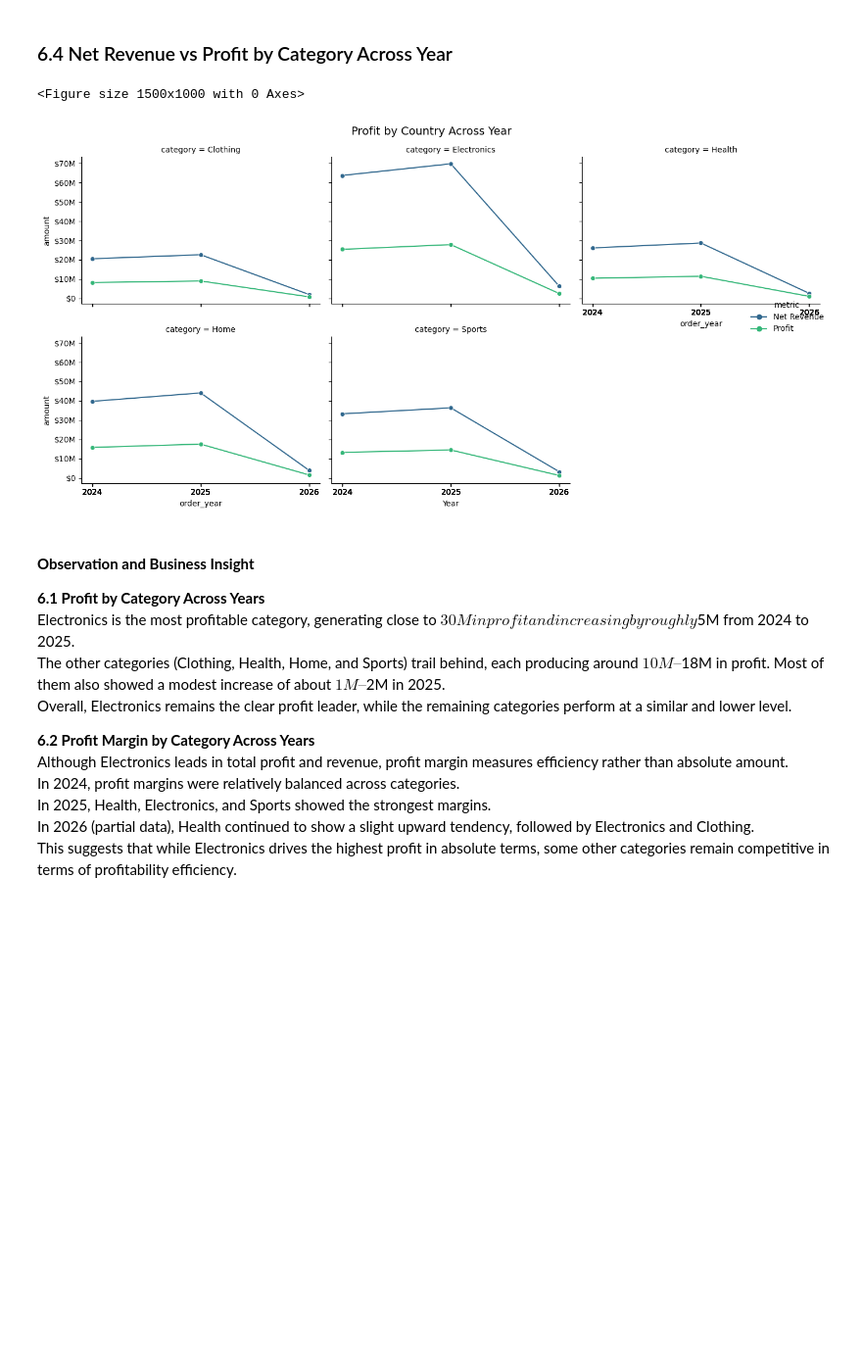
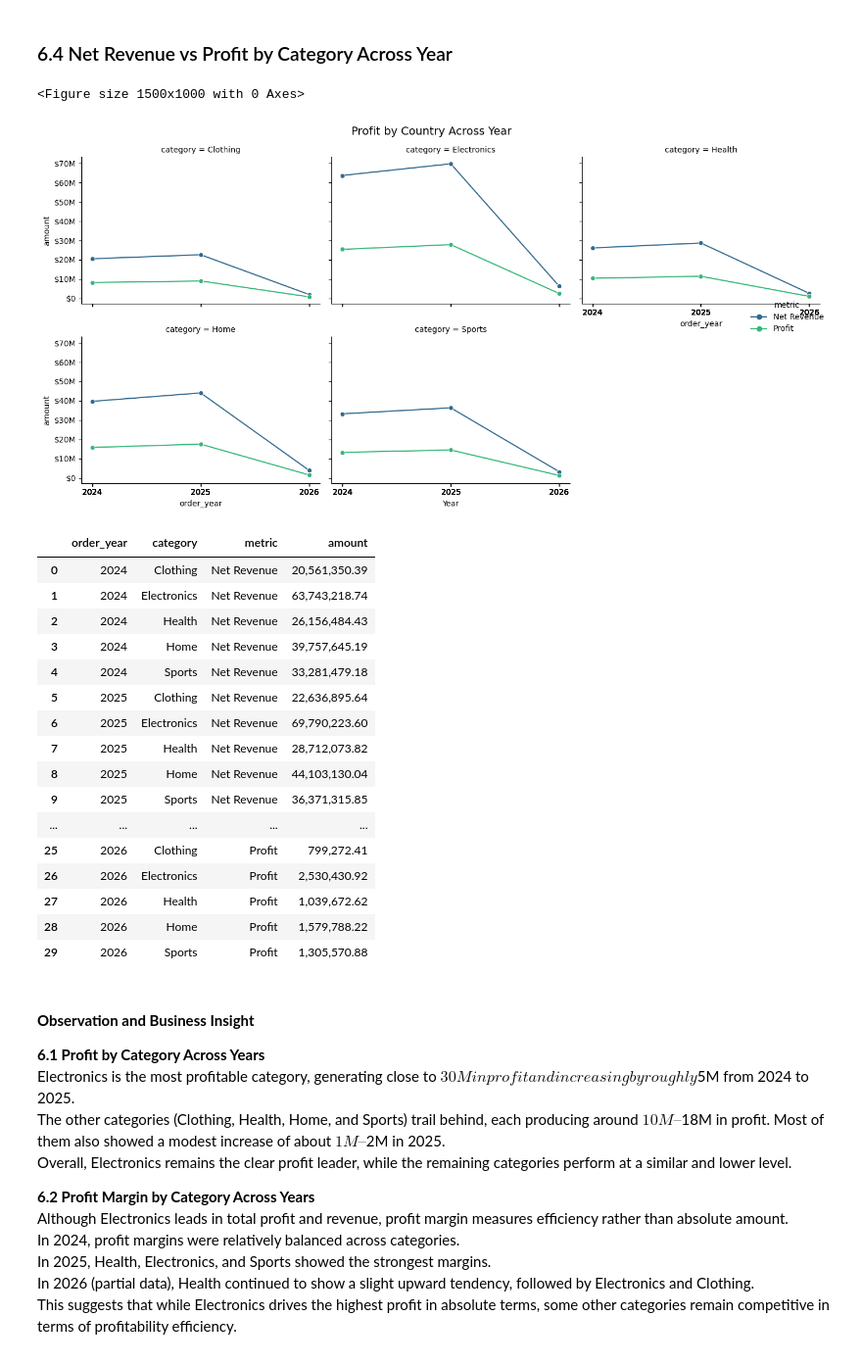
Before and after one commit to judiellegaspina/Ecommerce-EDA-and-Sales-Prediction, a Jupyter notebook: 05_Sales_Analysis.ipynb, the cells around one changed output. Shown at 98% size. Drawn from its saved outputs; the diff is of its cells as text; code cells hidden in the pictures; blank space fills up the shorter version.

Commit message:
-display the dataframe for each visualization

```diff
--- a/05_Sales_Analysis.ipynb
+++ b/05_Sales_Analysis.ipynb
@@ -1042,33 +1309,53 @@ profit_vs_net_by_cat['metric'] = profit_vs_net_by_cat['metric'].replace({
     'net_revenue_usd': 'Net Revenue',
     'profit_usd': 'Profit'
 })
 
 plt.figure(figsize=(15, 10))
 
 ax = sns.relplot(
     data=profit_vs_net_by_cat,
     x='order_year',
     y='amount',
     hue='metric',
     col='category',
     kind='line',
     marker='o',
     col_wrap=3,
     height=3.5,
     aspect=1.2,
     palette='viridis'
 )
 
 ax.figure.suptitle('Profit by Country Across Year', fontsize=14)
 plt.xlabel('Year')
 plt.ylabel('Amount (USD)')
 plt.gca().yaxis.set_major_formatter(FuncFormatter(currency_formatter))
 plt.xticks(profit_vs_net_by_cat['order_year'])
 plt.tight_layout()
 plt.show()
+
+# Display the DataFrame
+profit_vs_net_by_cat
 # %% [output]
 <Figure size 1500x1000 with 0 Axes>
 [figure]
+|  | order_year | category | metric | amount |
+| 0 | 2024 | Clothing | Net Revenue | 20,561,350.39 |
+| 1 | 2024 | Electronics | Net Revenue | 63,743,218.74 |
+| 2 | 2024 | Health | Net Revenue | 26,156,484.43 |
+| 3 | 2024 | Home | Net Revenue | 39,757,645.19 |
+| 4 | 2024 | Sports | Net Revenue | 33,281,479.18 |
+| 5 | 2025 | Clothing | Net Revenue | 22,636,895.64 |
+| 6 | 2025 | Electronics | Net Revenue | 69,790,223.60 |
+| 7 | 2025 | Health | Net Revenue | 28,712,073.82 |
+| 8 | 2025 | Home | Net Revenue | 44,103,130.04 |
+| 9 | 2025 | Sports | Net Revenue | 36,371,315.85 |
+| ... | ... | ... | ... | ... |
+| 25 | 2026 | Clothing | Profit | 799,272.41 |
+| 26 | 2026 | Electronics | Profit | 2,530,430.92 |
+| 27 | 2026 | Health | Profit | 1,039,672.62 |
+| 28 | 2026 | Home | Profit | 1,579,788.22 |
+| 29 | 2026 | Sports | Profit | 1,305,570.88 |
 # %% [markdown]
 #### **Observation and Business Insight**
 
```
Also changed, not shown: parts of 26 cells of this notebook.
